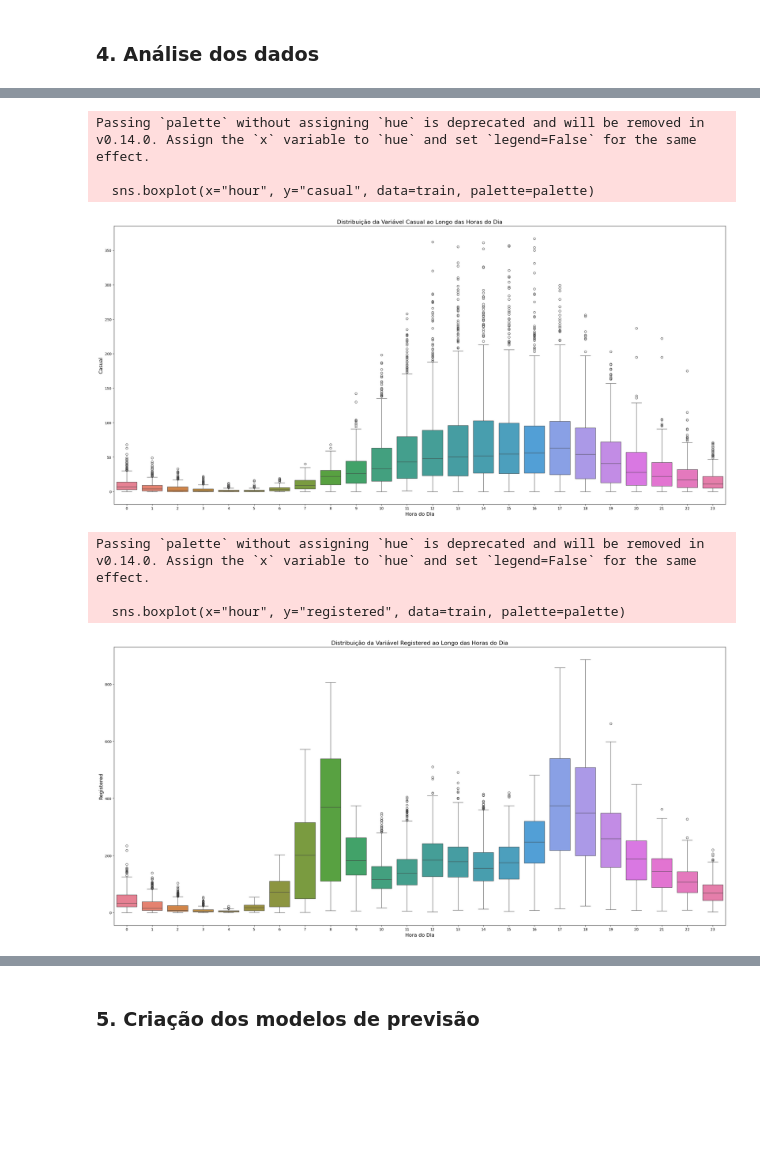
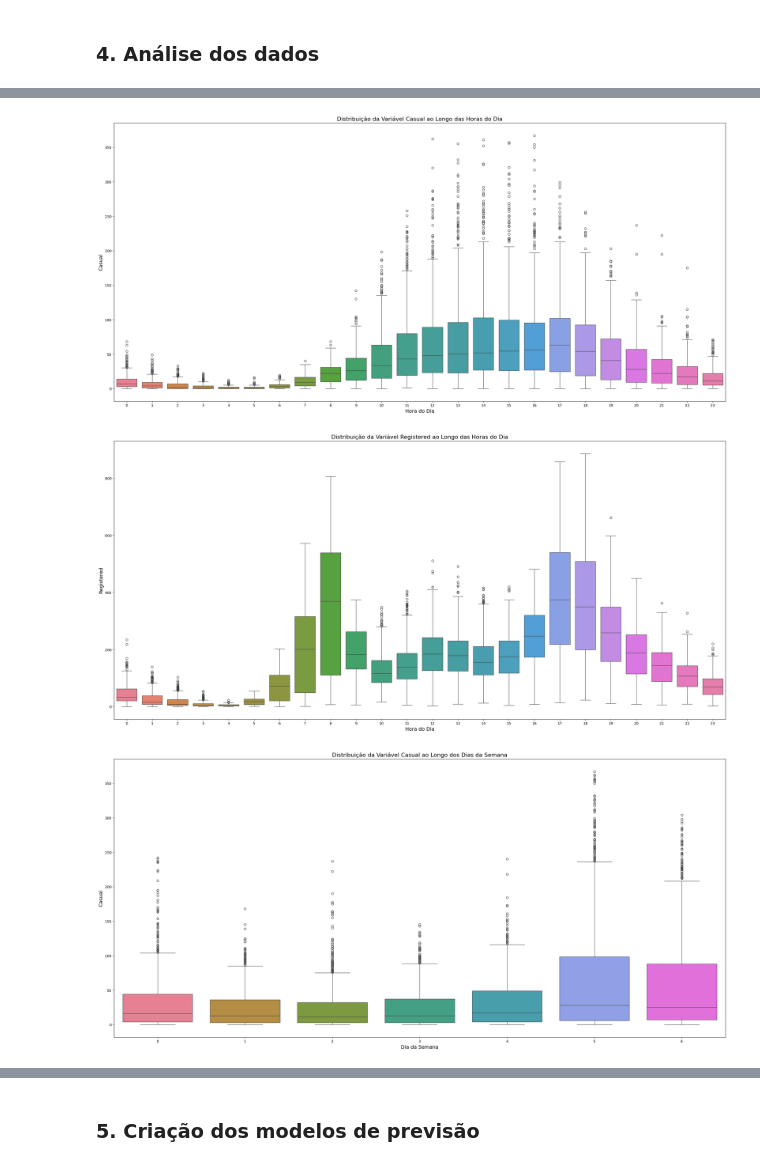
Before and after one commit to leotanaka4/Trabalho2LingProg, a Jupyter notebook: ans.ipynb, the cells around one changed output, grey strips where cells are left out. Saved outputs shown, nothing was run; the diff lists cells and outputs as text; code cells hidden in the pictures; blank space fills up the shorter version.

```diff
--- a/ans.ipynb
+++ b/ans.ipynb
@@ -135,15 +137,3 @@ atemp         float64
 humidity        int64
 windspeed     float64
 dtype: object
-# %%
-train['datetime'] = pd.to_datetime(train['datetime'])
-
-train['year'] = train['datetime'].dt.year
-train['quarter'] = train['datetime'].dt.quarter
-train['month'] = train['datetime'].dt.month
-train['weekofyear'] = train['datetime'].dt.isocalendar().week
-train['day'] = train['datetime'].dt.day
-train['hour'] = train['datetime'].dt.hour
-train['day_of_week'] = train['datetime'].dt.dayofweek
-
-train.head()
@@ -204,7 +224,7 @@ plt.figure(figsize=(25, 12))
 palette = sns.color_palette("husl", 24)
 
 # Boxplot
-sns.boxplot(x="hour", y="casual", data=train, palette=palette)
+sns.boxplot(x="hour", y="casual", data=train, hue="hour", palette=palette, legend=False)
 
 # Título e rótulos dos eixos
 plt.title('Distribuição da Variável Casual ao Longo das Horas do Dia', fontsize=16)
@@ -217,9 +237,6 @@ plt.tight_layout()
 # Mostrar o gráfico
 plt.show()
 # %% [output]
-Passing `palette` without assigning `hue` is deprecated and will be removed in v0.14.0. Assign the `x` variable to `hue` and set `legend=False` for the same effect.
-
-  sns.boxplot(x="hour", y="casual", data=train, palette=palette)
 [figure]
 # %%
 # Ajuste do tamanho da figura
@@ -229,7 +246,7 @@ plt.figure(figsize=(25, 12))
 palette = sns.color_palette("husl", 24)
 
 # Boxplot
-sns.boxplot(x="hour", y="registered", data=train, palette=palette)
+sns.boxplot(x="hour", y="registered", data=train, hue="hour", palette=palette, legend=False)
 
 # Título e rótulos dos eixos
 plt.title('Distribuição da Variável Registered ao Longo das Horas do Dia', fontsize=16)
@@ -242,7 +259,26 @@ plt.tight_layout()
 # Mostrar o gráfico
 plt.show()
 # %% [output]
-Passing `palette` without assigning `hue` is deprecated and will be removed in v0.14.0. Assign the `x` variable to `hue` and set `legend=False` for the same effect.
-
-  sns.boxplot(x="hour", y="registered", data=train, palette=palette)
 [figure]
+# %%
+# Ajuste do tamanho da figura
+plt.figure(figsize=(25, 12))
+
+# Paleta de cores personalizada
+palette = sns.color_palette("husl", 7)
+
+# Boxplot
+sns.boxplot(x="day_of_week", y="casual", data=train, hue="day_of_week", palette=palette, legend=False)
+
+# Título e rótulos dos eixos
+plt.title('Distribuição da Variável Casual ao Longo dos Dias da Semana', fontsize=16)
+plt.xlabel('Dia da Semana', fontsize=14)
+plt.ylabel('Casual', fontsize=14)
+
+# Ajuste de layout
+plt.tight_layout()
+
+# Mostrar o gráfico
+plt.show()
+# %% [output]
+[figure, added]
```
Also changed, not shown: parts of 20 cells of this notebook, 1 other file.
